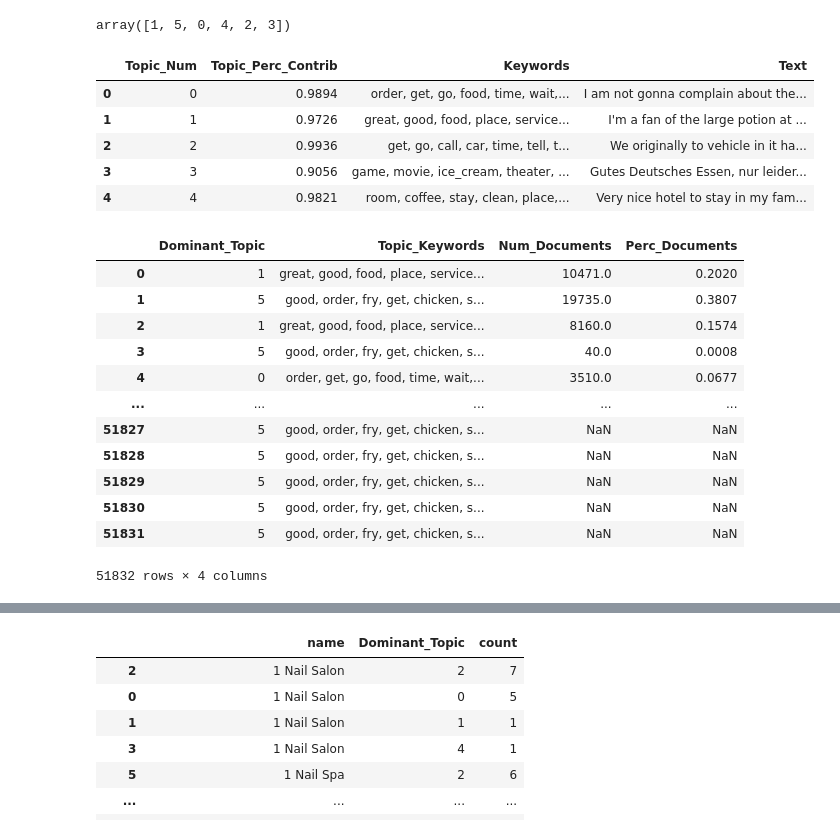
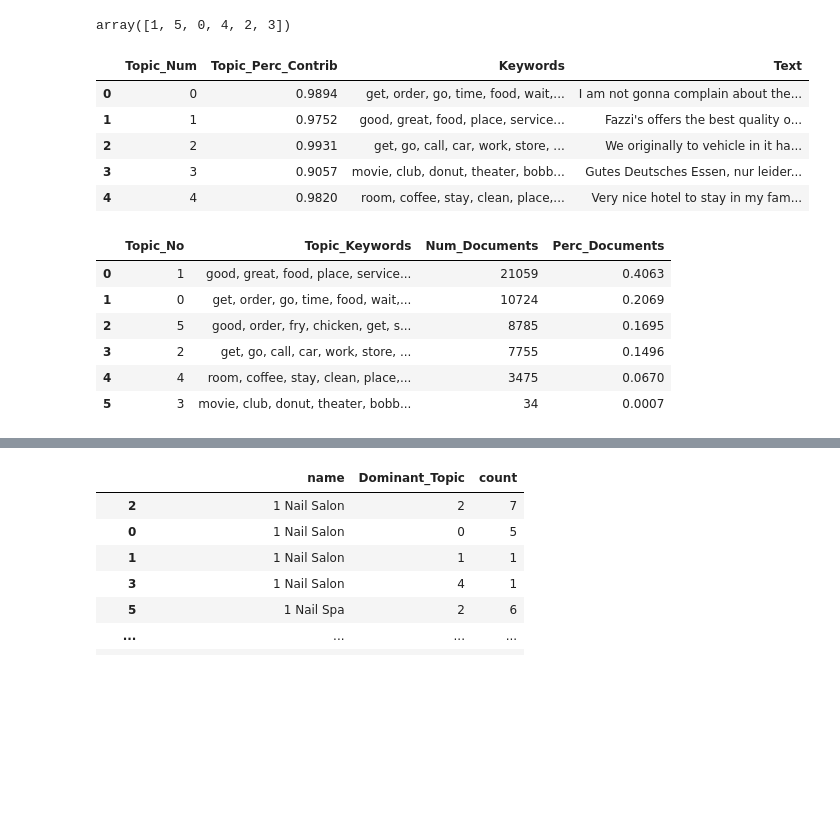
Before and after one commit to rodeketan/Taste_AI, a Jupyter notebook: Final_LDA.ipynb, the cells around one changed output, grey strips where cells are left out. Saved outputs shown, nothing was run; the diff lists cells and outputs as text; code cells hidden in the pictures; blank space fills up the shorter version.

```diff
--- a/Final_LDA.ipynb
+++ b/Final_LDA.ipynb
@@ -177,7 +176,6 @@ def make_trigrams(texts):
     return [trigram_mod[bigram_mod[doc]] for doc in texts]
 
 def lemmatization(texts, allowed_postags=['NOUN', 'ADJ', 'VERB', 'ADV']):
-    """https://spacy.io/api/annotation"""
     texts_out = []
     for sent in texts:
         doc = nlp(" ".join(sent))
@@ -478,7 +469,7 @@ for i, grp in sent_topics_outdf_grpd:
                                              grp.sort_values(['Perc_Contribution'], ascending=[0]).head(1)],
                                             axis=0)
 
-# Reset Index
+# Reset index
 sent_topics_sorteddf_mallet.reset_index(drop=True, inplace=True)
 
 # Format
@@ -488,40 +479,36 @@ sent_topics_sorteddf_mallet.columns = ['Topic_Num', "Topic_Perc_Contrib", "Keywo
 sent_topics_sorteddf_mallet.head()
 # %% [output]
 |  | Topic_Num | Topic_Perc_Contrib | Keywords | Text |
-| 0 | 0 | 0.9894 | order, get, go, food, time, wait,... | I am not gonna complain about the... |
-| 1 | 1 | 0.9726 | great, good, food, place, service... | I'm a fan of the large potion at ... |
-| 2 | 2 | 0.9936 | get, go, call, car, time, tell, t... | We originally to vehicle in it ha... |
-| 3 | 3 | 0.9056 | game, movie, ice_cream, theater, ... | Gutes Deutsches Essen, nur leider... |
-| 4 | 4 | 0.9821 | room, coffee, stay, clean, place,... | Very nice hotel to stay in my fam... |
+| 0 | 0 | 0.9894 | get, order, go, time, food, wait,... | I am not gonna complain about the... |
+| 1 | 1 | 0.9752 | good, great, food, place, service... | Fazzi's offers the best quality o... |
+| 2 | 2 | 0.9931 | get, go, call, car, work, store, ... | We originally to vehicle in it ha... |
+| 3 | 3 | 0.9057 | movie, club, donut, theater, bobb... | Gutes Deutsches Essen, nur leider... |
+| 4 | 4 | 0.9820 | room, coffee, stay, clean, place,... | Very nice hotel to stay in my fam... |
 # %%
-# Number of Documents for Each Topic
+# Number of documents under each topic
 topic_counts = df_topic_sents_keywords['Dominant_Topic'].value_counts()
 
-# Percentage of Documents for Each Topic
+# Percentage of documents under each topic
 topic_contribution = round(topic_counts/topic_counts.sum(), 4)
 
-# Topic Number and Keywords
-topic_num_keywords = df_topic_sents_keywords[['Dominant_Topic', 'Topic_Keywords']]
+# Topic_No-keyword table
+df_topic_words = df_topic_sents_keywords[['Dominant_Topic', 'Topic_Keywords']].drop_duplicates().reset_index(drop=True)
 
-# Concatenate Column wise
-df_dominant_topics = pd.concat([topic_num_keywords, topic_counts, topic_contribution], axis=1)
+# Concatenate column wise
+df_dominant_topics = pd.concat([topic_counts, topic_contribution], axis=1).reset_index()
 
-# Change Column names
-df_dominant_topics.columns = ['Dominant_Topic', 'Topic_Keywords', 'Num_Documents', 'Perc_Documents']
+# Change column names
+df_dominant_topics.columns = ['Topic_No', 'Num_Documents', 'Perc_Documents']
+
+df_dominant_topics = df_dominant_topics.merge(df_topic_words, left_on='Topic_No', right_on='Dominant_Topic')[['Topic_No', 'Topic_Keywords', 'Num_Documents', 'Perc_Documents']]
 
 # Show
 df_dominant_topics
 # %% [output]
-|  | Dominant_Topic | Topic_Keywords | Num_Documents | Perc_Documents |
-| 0 | 1 | great, good, food, place, service... | 10471.0 | 0.2020 |
-| 1 | 5 | good, order, fry, get, chicken, s... | 19735.0 | 0.3807 |
-| 2 | 1 | great, good, food, place, service... | 8160.0 | 0.1574 |
-| 3 | 5 | good, order, fry, get, chicken, s... | 40.0 | 0.0008 |
-| 4 | 0 | order, get, go, food, time, wait,... | 3510.0 | 0.0677 |
-| ... | ... | ... | ... | ... |
-| 51827 | 5 | good, order, fry, get, chicken, s... | NaN | NaN |
-| 51828 | 5 | good, order, fry, get, chicken, s... | NaN | NaN |
-| 51829 | 5 | good, order, fry, get, chicken, s... | NaN | NaN |
-| 51830 | 5 | good, order, fry, get, chicken, s... | NaN | NaN |
-| 51831 | 5 | good, order, fry, get, chicken, s... | NaN | NaN |
+|  | Topic_No | Topic_Keywords | Num_Documents | Perc_Documents |
+| 0 | 1 | good, great, food, place, service... | 21059 | 0.4063 |
+| 1 | 0 | get, order, go, time, food, wait,... | 10724 | 0.2069 |
+| 2 | 5 | good, order, fry, chicken, get, s... | 8785 | 0.1695 |
+| 3 | 2 | get, go, call, car, work, store, ... | 7755 | 0.1496 |
+| 4 | 4 | room, coffee, stay, clean, place,... | 3475 | 0.0670 |
+| 5 | 3 | movie, club, donut, theater, bobb... | 34 | 0.0007 |
-51832 rows × 4 columns
```
Also changed, not shown: parts of 15 cells of this notebook.
